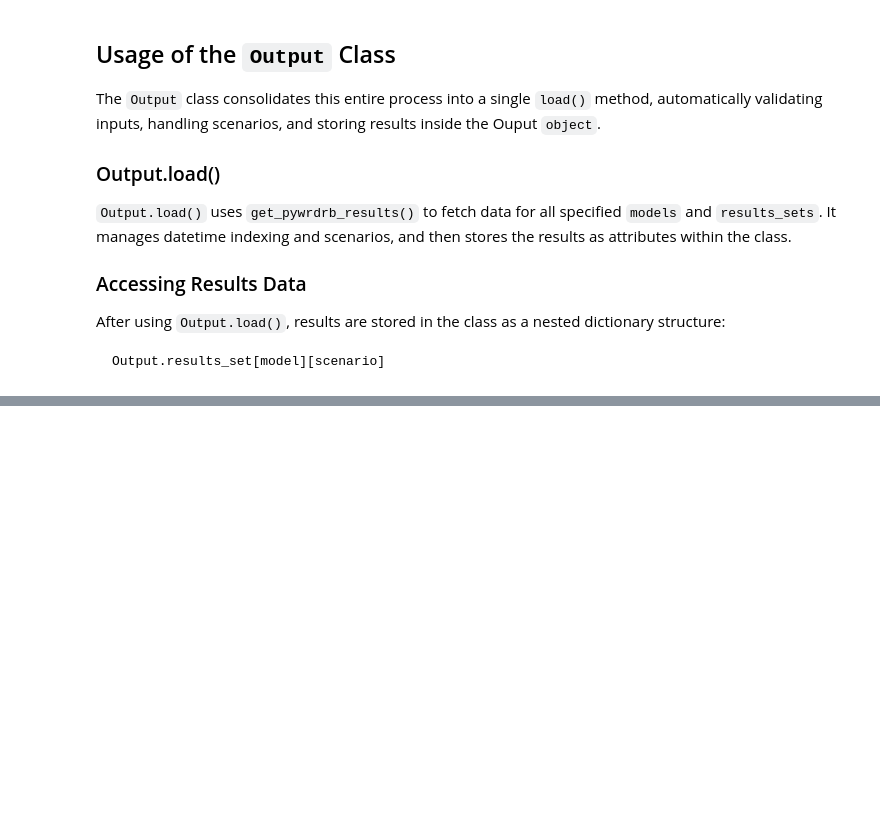
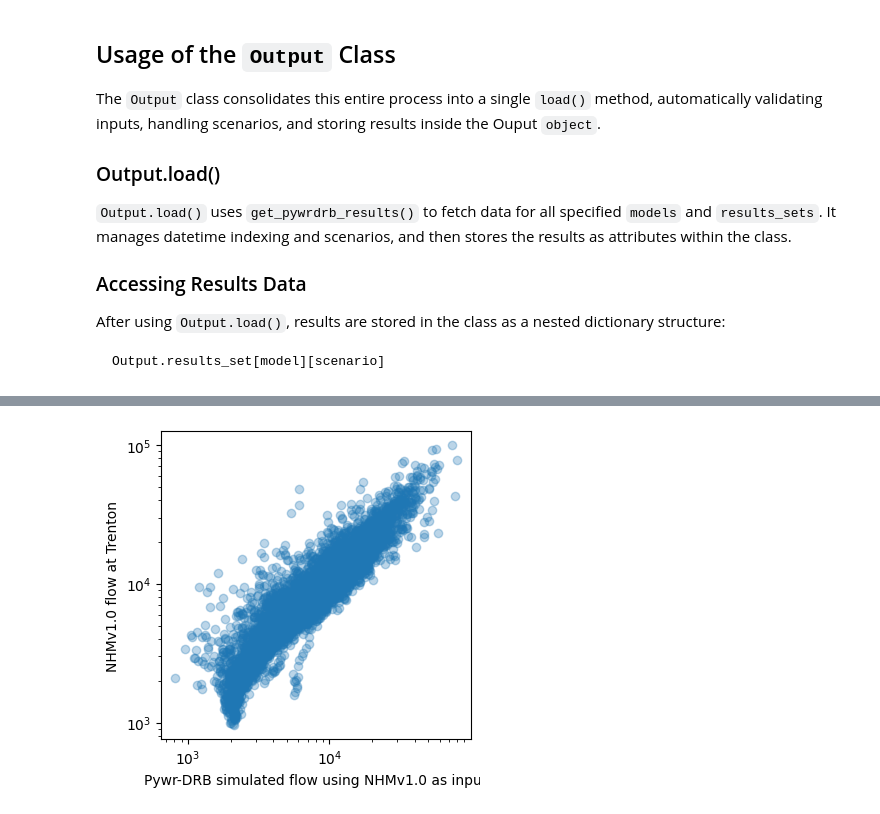
Before and after one commit to Pywr-DRB/Pywr-DRB, a Jupyter notebook: notebooks/Tutorial Output Data.ipynb, the cells around one changed output, grey strips where cells are left out. Cells and saved outputs as stored; diff of their text form; code cells hidden in the pictures; blank space fills up the shorter version.

```diff
--- a/notebooks/Tutorial Output Data.ipynb
+++ b/notebooks/Tutorial Output Data.ipynb
@@ -66,0 +86,8 @@ Loading results_set res_release data for nwmv21
+# %%
+
+output.base_results = True
+output.results_sets = ['major_flow', 'reservoir_downstream_gage']
+
+output.load()
+
+output.major_flow['nhmv10'][0].head(1)
@@ -66,0 +102,13 @@ Loading results_set res_release data for nwmv21
+# %%
+import matplotlib.pyplot as plt
+
+plt.figure(figsize=(4,4))
+plt.scatter(output.major_flow['pywr_nhmv10'][0].loc[:, 'delTrenton'],
+            output.major_flow['nhmv10'][0].loc[:, 'delTrenton'], alpha=0.3)
+plt.ylabel('NHMv1.0 flow at Trenton')
+plt.xlabel('Pywr-DRB simulated flow using NHMv1.0 as input')
+plt.yscale('log')
+plt.xscale('log')
+plt.show()
+# %% [output]
+[figure, added]
```
Also changed, not shown: parts of 5 cells of this notebook, 4 other files.
